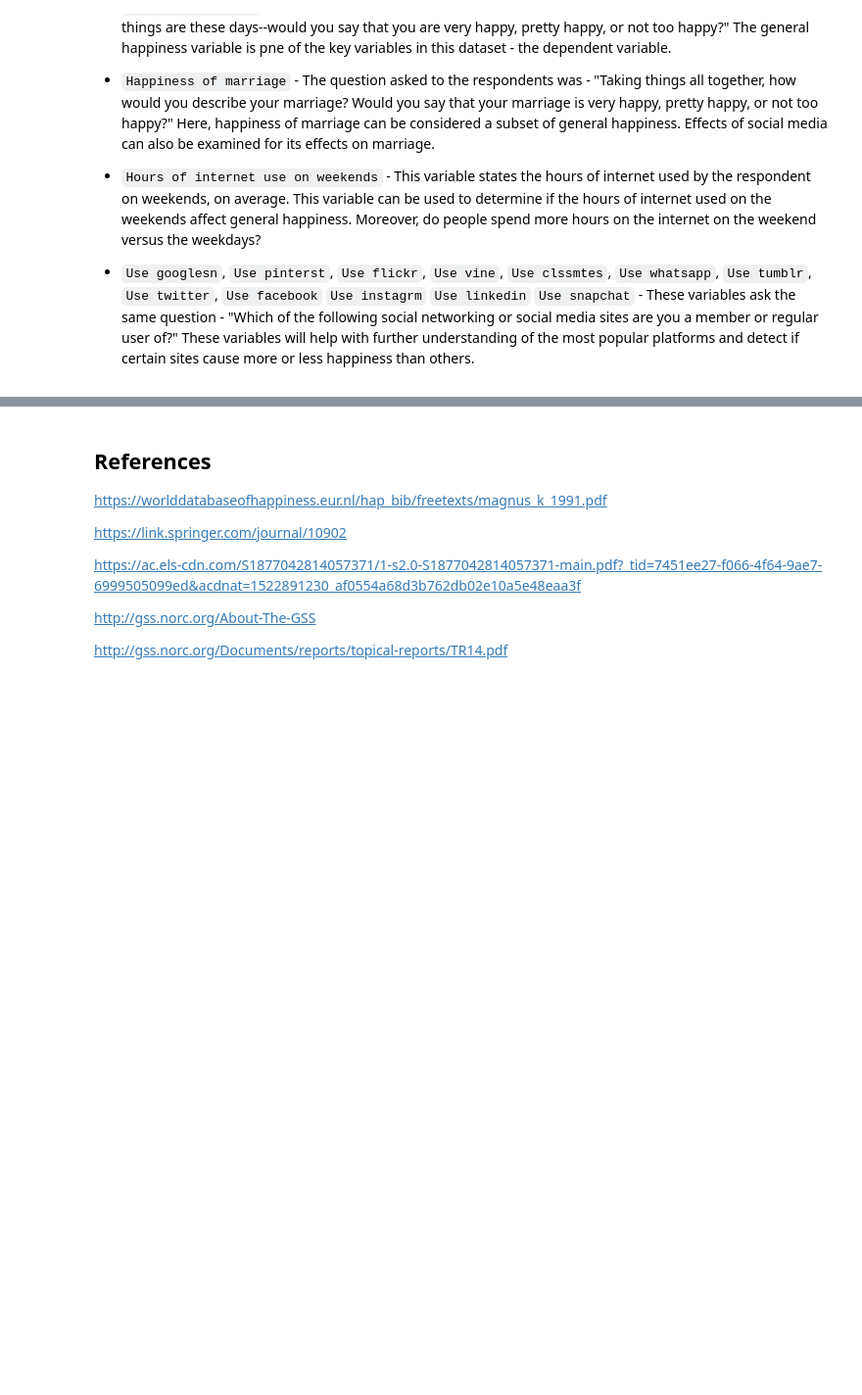
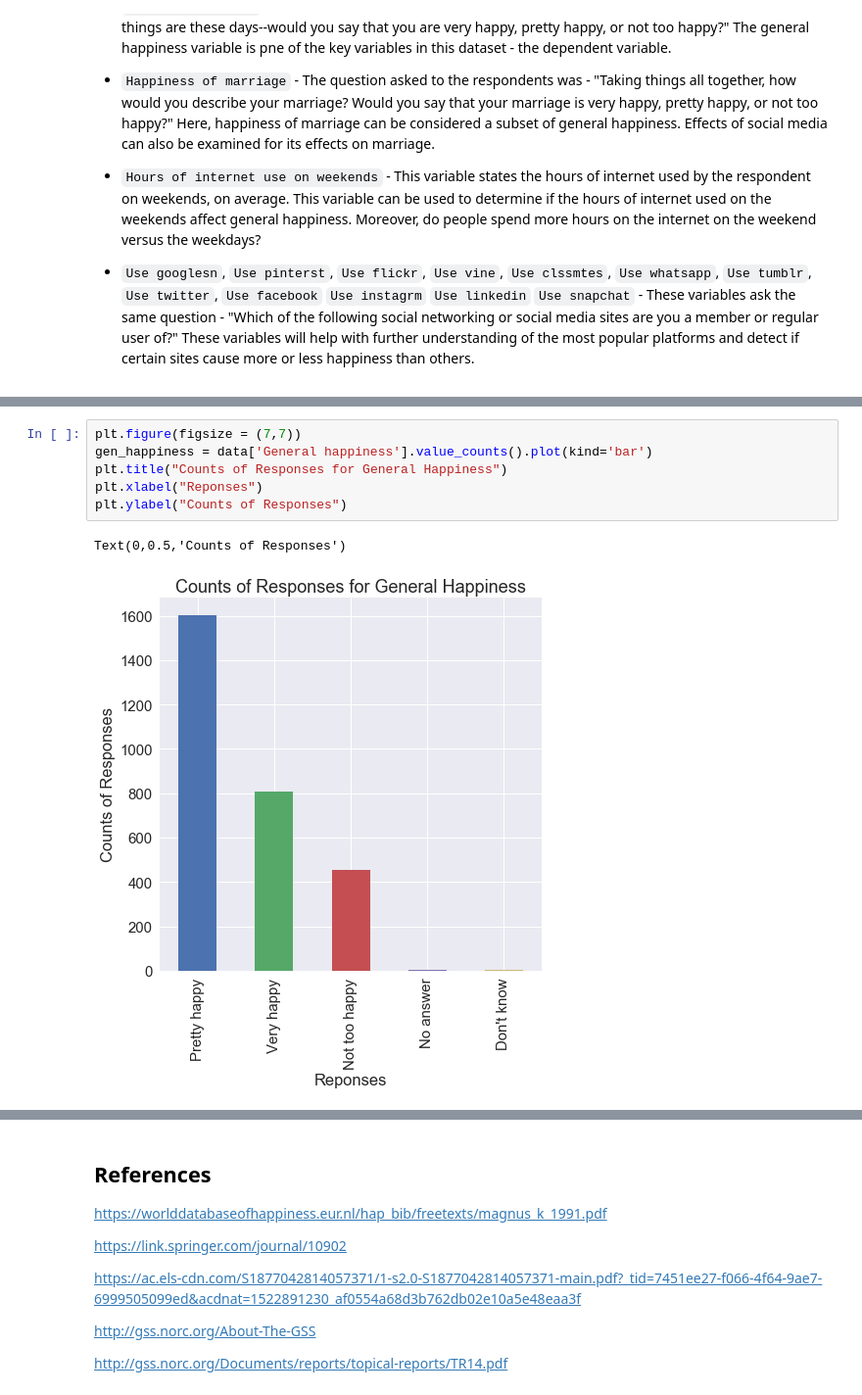
Before and after one commit to shrutirao94/pursuit-of-happiness, a Jupyter notebook: The Pursuit of Happiness.ipynb, the cells around one changed output, grey strips where cells are left out. Shown at 98% size. Cells and saved outputs as stored; diff of their text form; blank space fills up the shorter version.

```diff
--- a/The Pursuit of Happiness.ipynb
+++ b/The Pursuit of Happiness.ipynb
@@ -90,0 +80,9 @@ data.head()
+# %%
+plt.figure(figsize = (7,7))
+gen_happiness = data['General happiness'].value_counts().plot(kind='bar')
+plt.title("Counts of Responses for General Happiness")
+plt.xlabel("Reponses")
+plt.ylabel("Counts of Responses")
+# %% [output]
+Text(0,0.5,'Counts of Responses')
+[figure, added]
```
Also changed, not shown: parts of 14 cells of this notebook.
